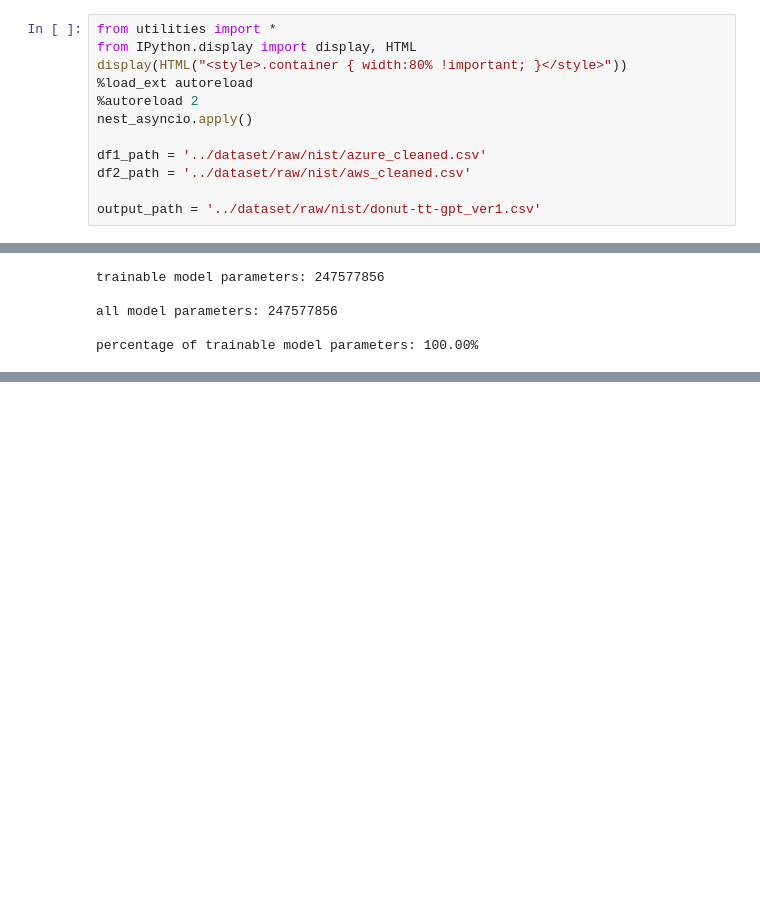
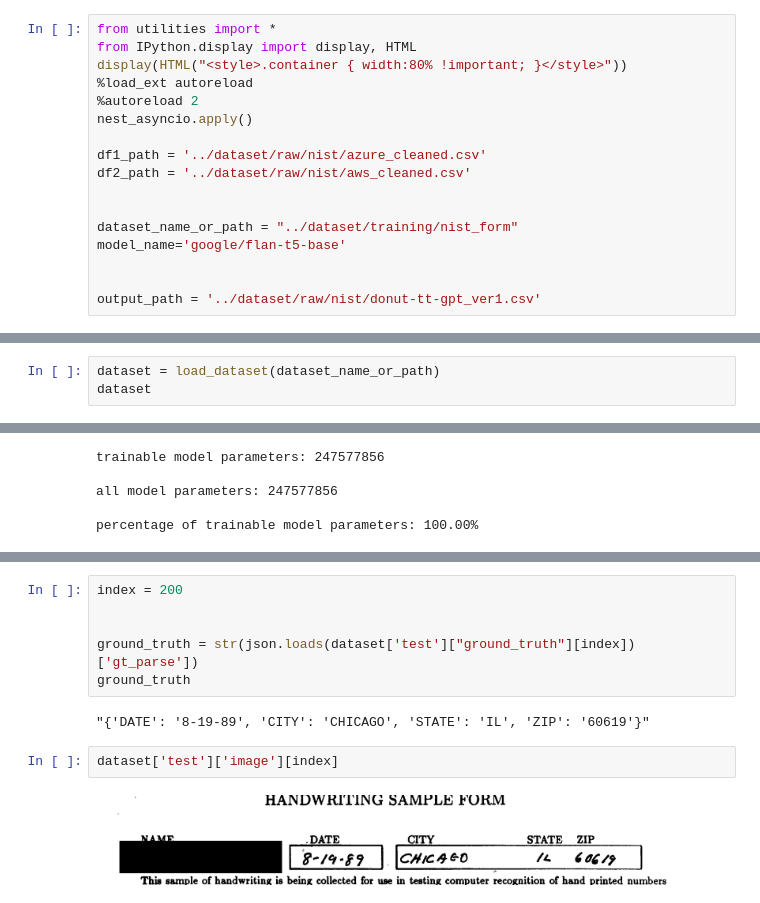
Before and after one commit to srsani/hvdu, a Jupyter notebook: src/notebooks/9_0_seq2seq_t5.ipynb, the cells around one changed output, grey strips where cells are left out. Drawn from its saved outputs; the diff is of its cells as text; blank space fills up the shorter version.

Commit message:
addeding test valuies

```diff
--- a/src/notebooks/9_0_seq2seq_t5.ipynb
+++ b/src/notebooks/9_0_seq2seq_t5.ipynb
@@ -9,4 +9,9 @@ nest_asyncio.apply()
 df1_path = '../dataset/raw/nist/azure_cleaned.csv'
 df2_path = '../dataset/raw/nist/aws_cleaned.csv'
 
+
+dataset_name_or_path = "../dataset/training/nist_form"
+model_name='google/flan-t5-base'
+
+
 output_path = '../dataset/raw/nist/donut-tt-gpt_ver1.csv'
@@ -77,0 +70,3 @@ DatasetDict({
+# %%
+dataset = load_dataset(dataset_name_or_path)
+dataset
@@ -220,0 +251,12 @@ KeyboardInterrupt:
+# %%
+index = 200
+
+
+ground_truth = str(json.loads(dataset['test']["ground_truth"][index])['gt_parse'])
+ground_truth
+# %% [output]
+"{'DATE': '8-19-89', 'CITY': 'CHICAGO', 'STATE': 'IL', 'ZIP': '60619'}"
+# %%
+dataset['test']['image'][index]
+# %% [output]
+[figure, added]
```
Also changed, not shown: parts of 48 cells of this notebook, 1 other file.
